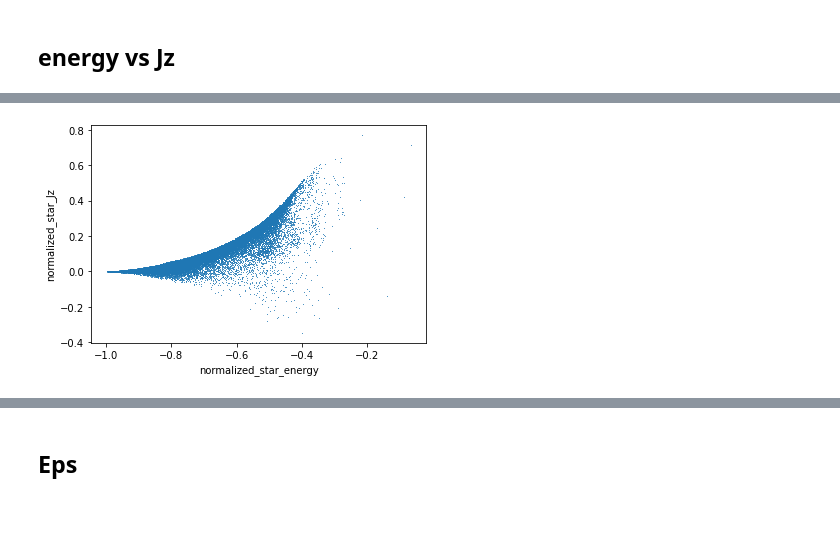
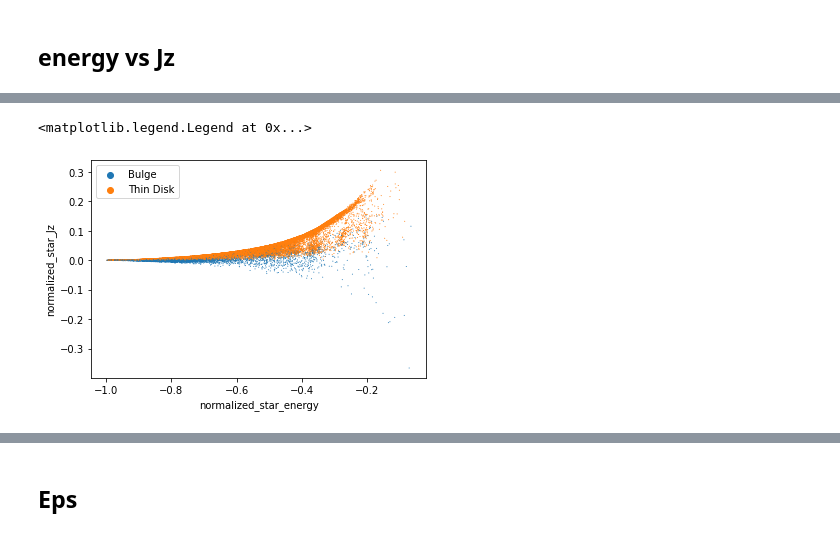
Before and after one commit to antotaverna/gchop_paper, a Jupyter notebook: circ_plots.ipynb, the cells around one changed output, grey strips where cells are left out. Drawn from its saved outputs; the diff is of its cells as text; code cells hidden in the pictures.

Commit message:
plots 0.1*rvir : Por favor ingresa el mensaje del commit para tus cambios. Las

```diff
--- a/circ_plots.ipynb
+++ b/circ_plots.ipynb
@@ -32,7 +32,7 @@ gal.to_dataframe()
 # %%
 gal = gchop.center(gal)
 # %%
-gal = gchop.star_align(gal)
+gal = gchop.star_align(gal, r_cut=0.1*297.470)
 # %%
 circ = gchop.utils.jcirc(gal)
 circ
@@ -57,7 +59,7 @@ JCirc(normalized_star_energy=array([-0.99509357, -0.99760334, -0.99279739, ...,
 # %% [markdown]
 # Descomposicion models Data Frame
 # %%
-df = pd.read_pickle('df_stars.pkl')
+df = pd.read_pickle('df_stars_gal394242_rvir.pkl')
 # %%
 df
 # %% [output]
@@ -108,7 +151,9 @@ gal.plot.scatter("total_energy", "Jz", ptypes=['stars'], marker='.', linewidth=0
 # %%
 g=gal.plot.circ_scatter("normalized_star_energy", "normalized_star_Jz",
-                      marker='.', linewidth=0, s=4
+                      marker='.',labels=df.lab_ab, lmap={0: 'Bulge', 1: 'Thin Disk'},
+                      linewidth=0, s=4
         )
-#plt.savefig('gchop_plots/E_vs_Jz_stars.png', dpi=100)
+g.legend()
 # %% [output]
+<matplotlib.legend.Legend at 0x...>
-[figure, old version]
+[figure, new version]
```
Also changed, not shown: parts of 20 cells of this notebook, 14 other files.
